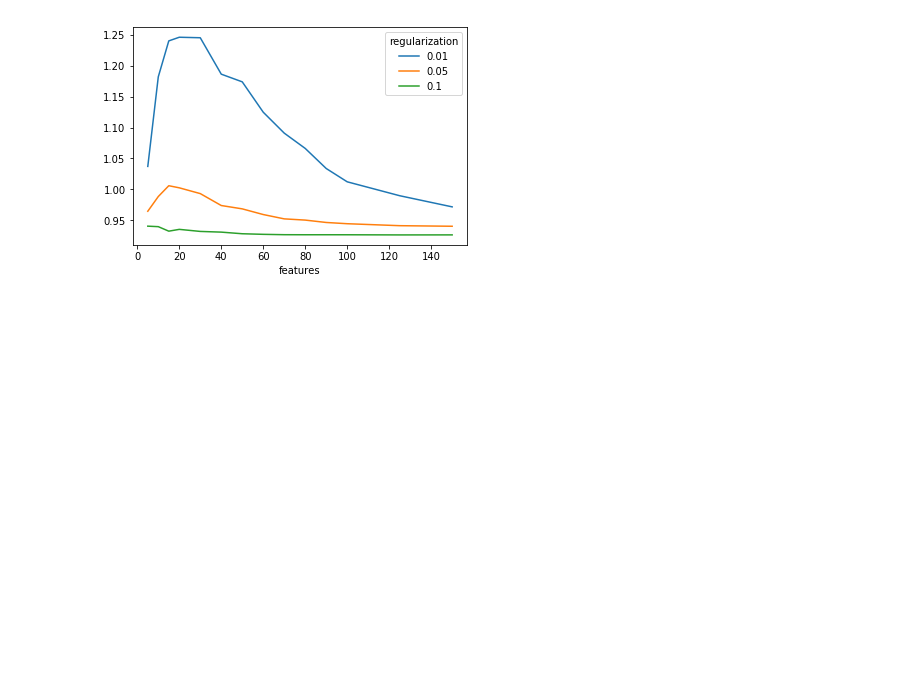
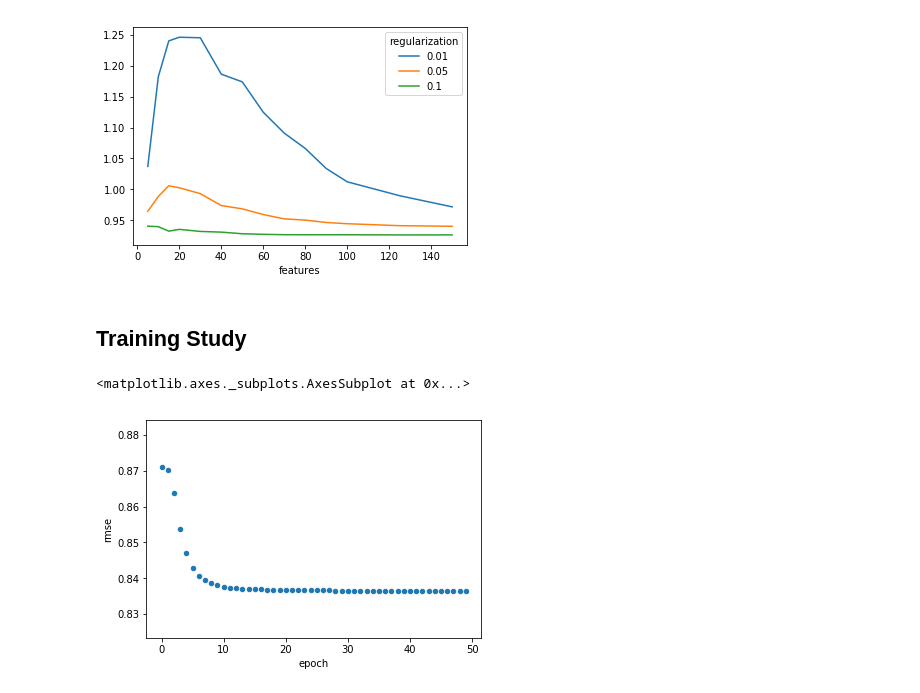
Before and after one commit to lenskit/lk-test-evals, a Jupyter notebook: ALS.ipynb, the cells around one changed output. Saved outputs shown, nothing was run; the diff lists cells and outputs as text; code cells hidden in the pictures; blank space fills up the shorter version.

Commit message:
hey it's probes

```diff
--- a/ALS.ipynb
+++ b/ALS.ipynb
@@ -49,3 +49,12 @@ rmse_piv.plot()
 # %% [output]
 <matplotlib.axes._subplots.AxesSubplot at 0x...>
 [figure]
+# %% [markdown]
+## Training Study
+# %%
+epochs = pd.read_csv('build/probe-als-ml-10m.csv')
+# %%
+epochs.plot.scatter(x='epoch', y='rmse')
+# %% [output]
+<matplotlib.axes._subplots.AxesSubplot at 0x...>
+[figure, added]
```
Also changed, not shown: 3 other files.
